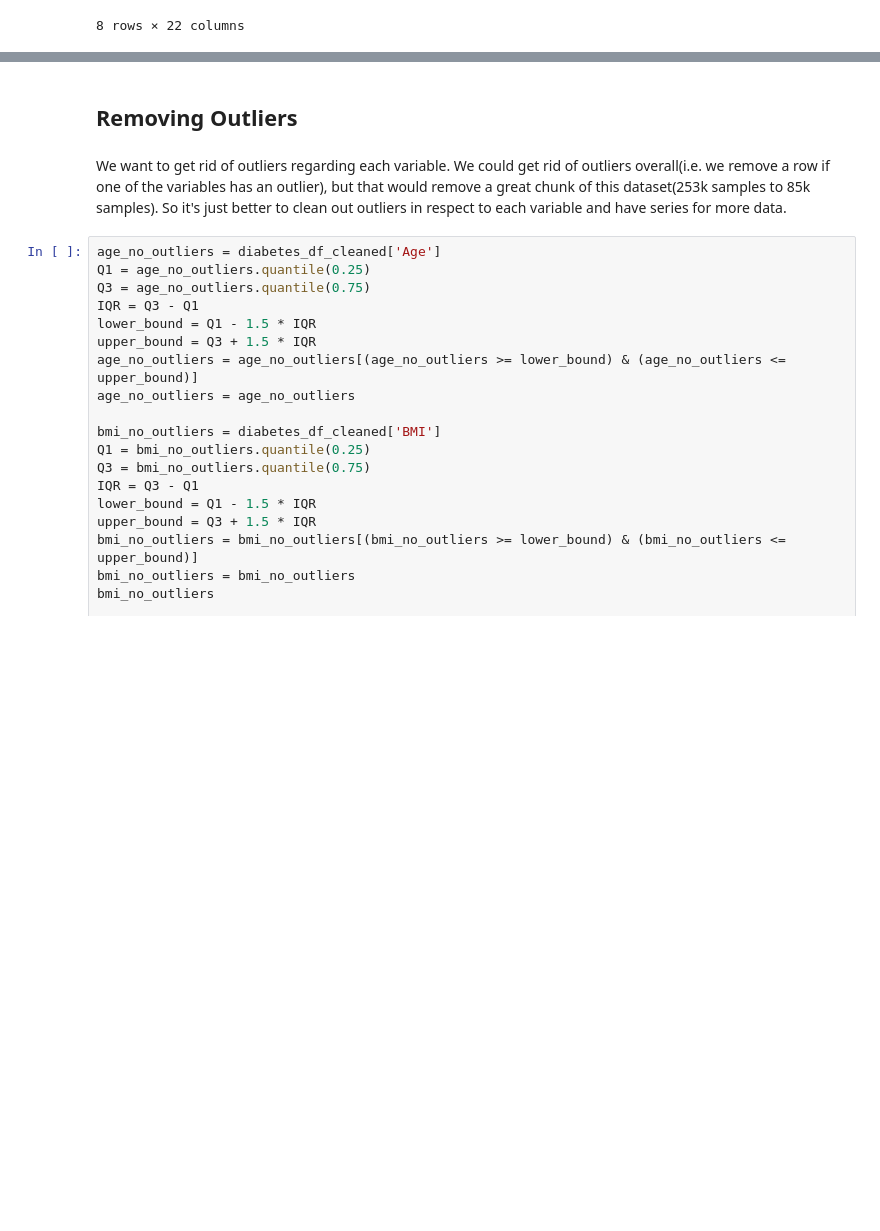
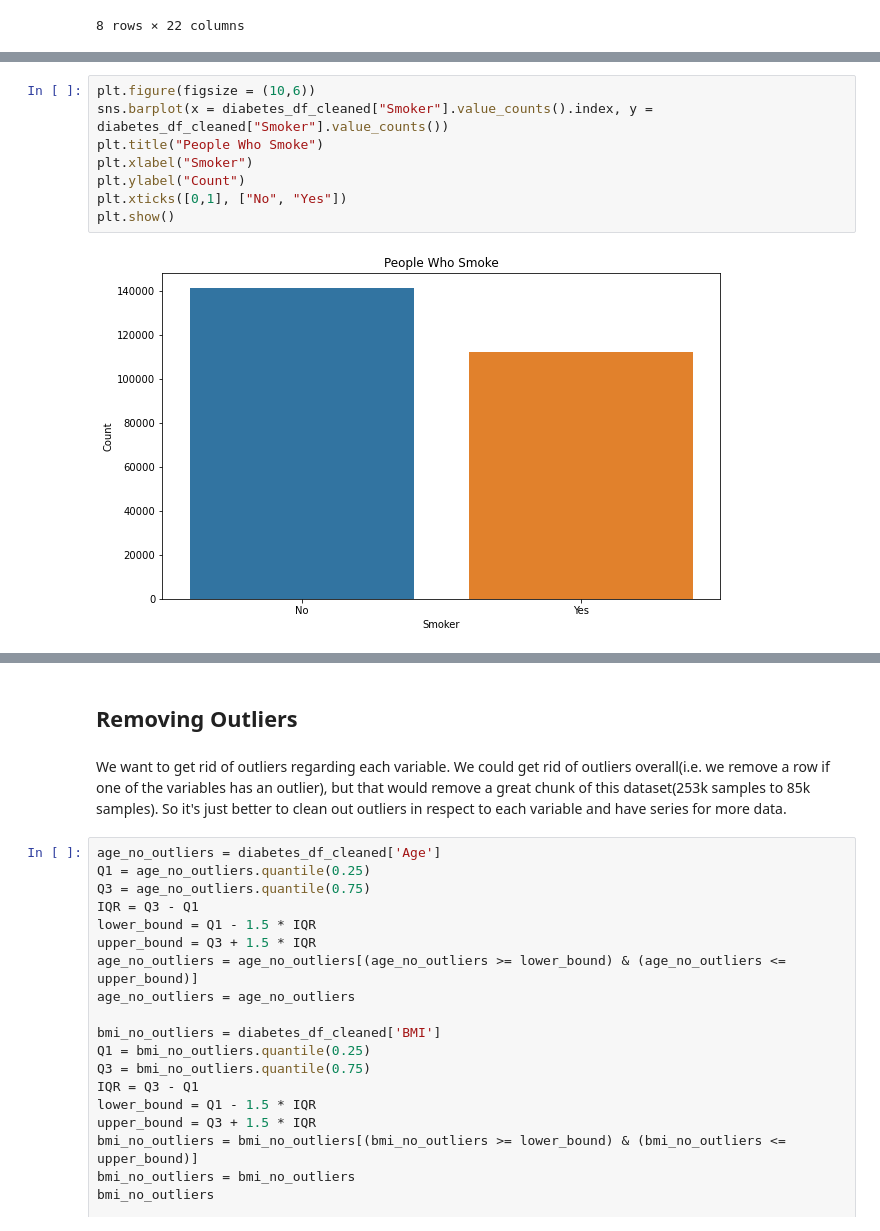
Before and after one commit to edwin815/diabetes_analysis, a Jupyter notebook: EDACheckpoint_Group132_WI24.ipynb, the cells around one changed output, grey strips where cells are left out. Saved outputs shown, nothing was run; the diff lists cells and outputs as text; blank space fills up the shorter version.

```diff
--- a/EDACheckpoint_Group132_WI24.ipynb
+++ b/EDACheckpoint_Group132_WI24.ipynb
@@ -222,0 +270,10 @@ plt.show()
+# %%
+plt.figure(figsize = (10,6))
+sns.barplot(x = diabetes_df_cleaned["Smoker"].value_counts().index, y = diabetes_df_cleaned["Smoker"].value_counts())
+plt.title("People Who Smoke")
+plt.xlabel("Smoker")
+plt.ylabel("Count")
+plt.xticks([0,1], ["No", "Yes"])
+plt.show()
+# %% [output]
+[figure, added]
```
Also changed, not shown: parts of 20 cells of this notebook.
